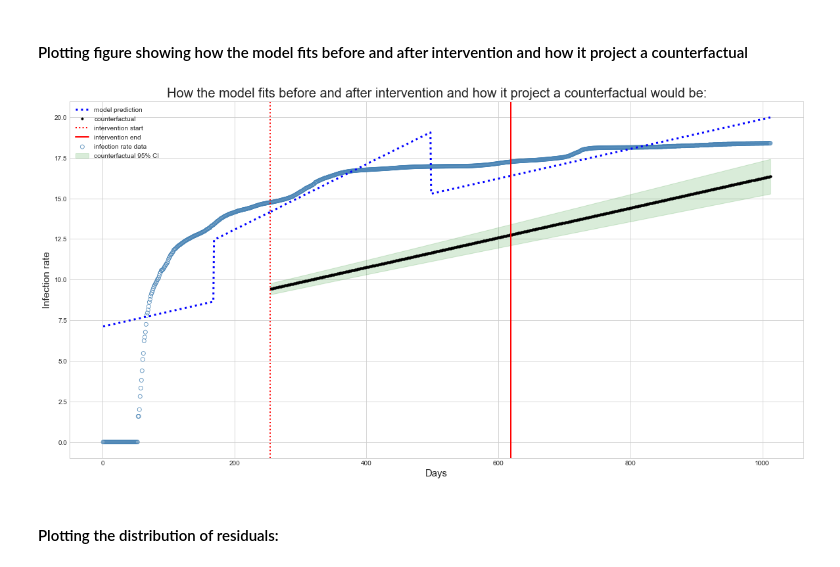
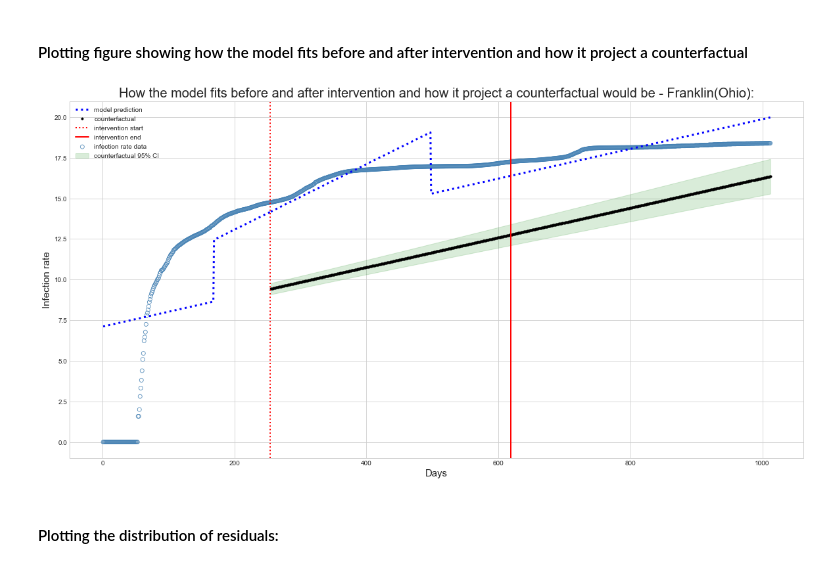
Before and after one commit to obaiddawarki/Course_Project, a Jupyter notebook: src/Common_Analysis.ipynb, the cells around one changed output. Drawn from its saved outputs; the diff is of its cells as text; code cells hidden in the pictures.

Commit message:
Added country in graphs

```diff
--- a/src/Common_Analysis.ipynb
+++ b/src/Common_Analysis.ipynb
@@ -291,35 +291,35 @@ cf_df = df_combined.copy()
 cf_df["Face_Masks_Required_in_Public"] = 0.0
 cf_df["policy_day"] = 0.0
 
 # counter-factual predictions
 cf = res.get_prediction(cf_df).summary_frame(alpha=0.05)
 
 # Plotting
 plt.style.use('seaborn-whitegrid')
 fig, ax = plt.subplots(figsize=(20,10))
 
 # Plot infection rate data
 ax.scatter(df_combined["days"], df_combined["Infections"], facecolors='none', edgecolors='steelblue', label="infection rate data", linewidths=0.75)
 
 # Plot model mean infectionrate prediction
 ax.plot(df_combined["days"][:start], y_pred[:start], 'b-', label="model prediction",linestyle='dotted',linewidth=3)
 ax.plot(df_combined["days"][start:], y_pred[start:], 'b-',linestyle='dotted',linewidth=3)
 
 # Plot counterfactual mean infection rate with 95% confidence interval
 ax.plot(df_combined["days"][start:], cf['mean'][start:], 'k.', label="counterfactual")
 ax.fill_between(df_combined["days"][start:], cf['mean_ci_lower'][start:], cf['mean_ci_upper'][start:], color='g', alpha=0.15, label="counterfactual 95% CI");
 
 # Plot line marking intervention moment
 ax.axvline(x = 254, color = 'r', label = 'intervention start', linewidth=2,linestyle='dotted')
 # Plot line marking intervention moment
 ax.axvline(x = 619, color = 'r', label = 'intervention end',linewidth=2)
 
 ax.legend(loc='best')
-plt.title("How the model fits before and after intervention and how it project a counterfactual would be:",fontsize = 20)
+plt.title("How the model fits before and after intervention and how it project a counterfactual would be - Franklin(Ohio):",fontsize = 20)
 plt.xlabel("Days",fontsize = 15)
 plt.ylabel("Infection rate",fontsize = 15);
 # %% [output]
-[figure, old version]
+[figure, new version]
 # %% [markdown]
 #### Plotting the distribution of residuals:
 # %%
```
Also changed, not shown: parts of 2 cells of this notebook, 5 other files.
